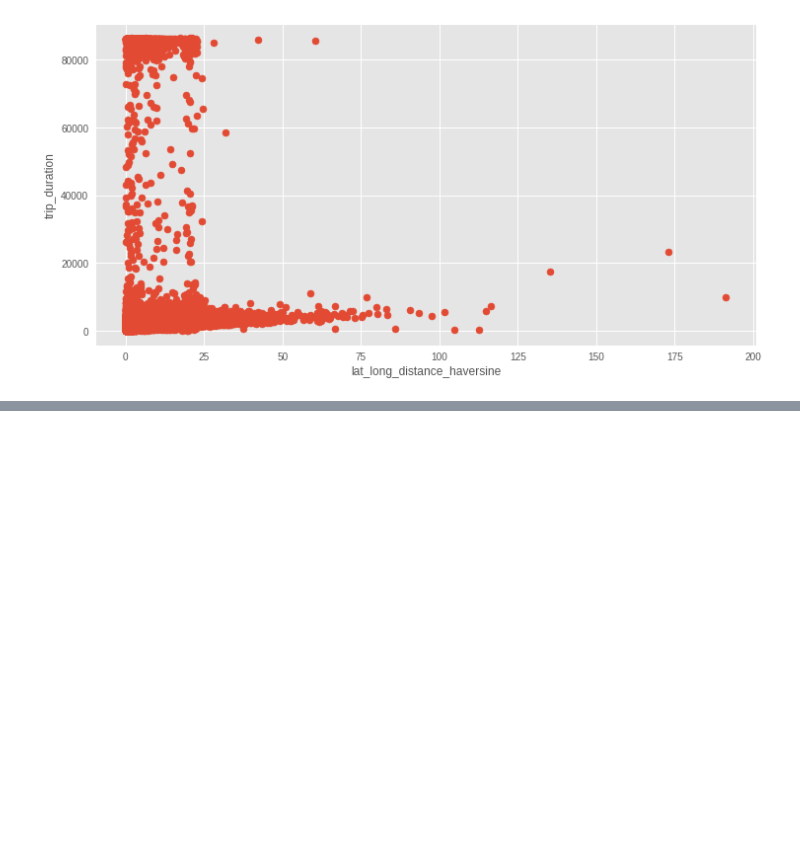
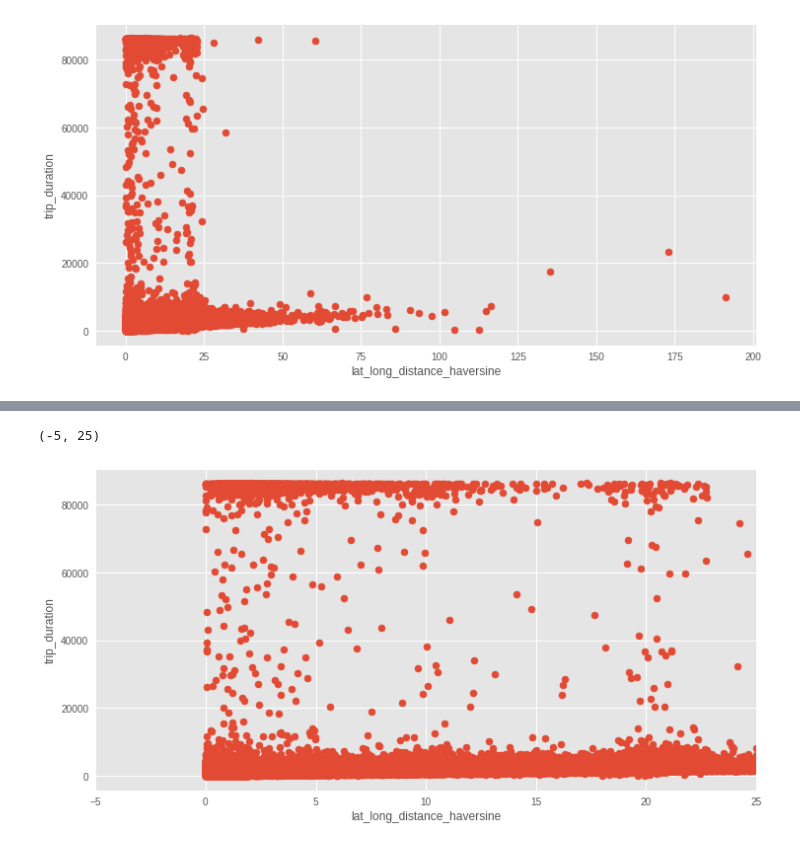
Before and after one commit to SunnyMarkLiu/Kaggle_NYC_Taxi_Trip_Duration, a Jupyter notebook: features/Feature Engineering.ipynb, the cells around one changed output, grey strips where cells are left out. Saved outputs shown, nothing was run; the diff lists cells and outputs as text; code cells hidden in the pictures; blank space fills up the shorter version.

```diff
--- a/features/Feature Engineering.ipynb
+++ b/features/Feature Engineering.ipynb
@@ -202,0 +215,8 @@ plt.ylabel('trip_duration')
+# %%
+plt.scatter(train['lat_long_distance_haversine'], train['trip_duration'])
+plt.xlabel('lat_long_distance_haversine')
+plt.ylabel('trip_duration')
+plt.xlim([-5, 25])
+# %% [output]
+(-5, 25)
+[figure, added]
```
Also changed, not shown: parts of 23 cells of this notebook, 2 other files.
